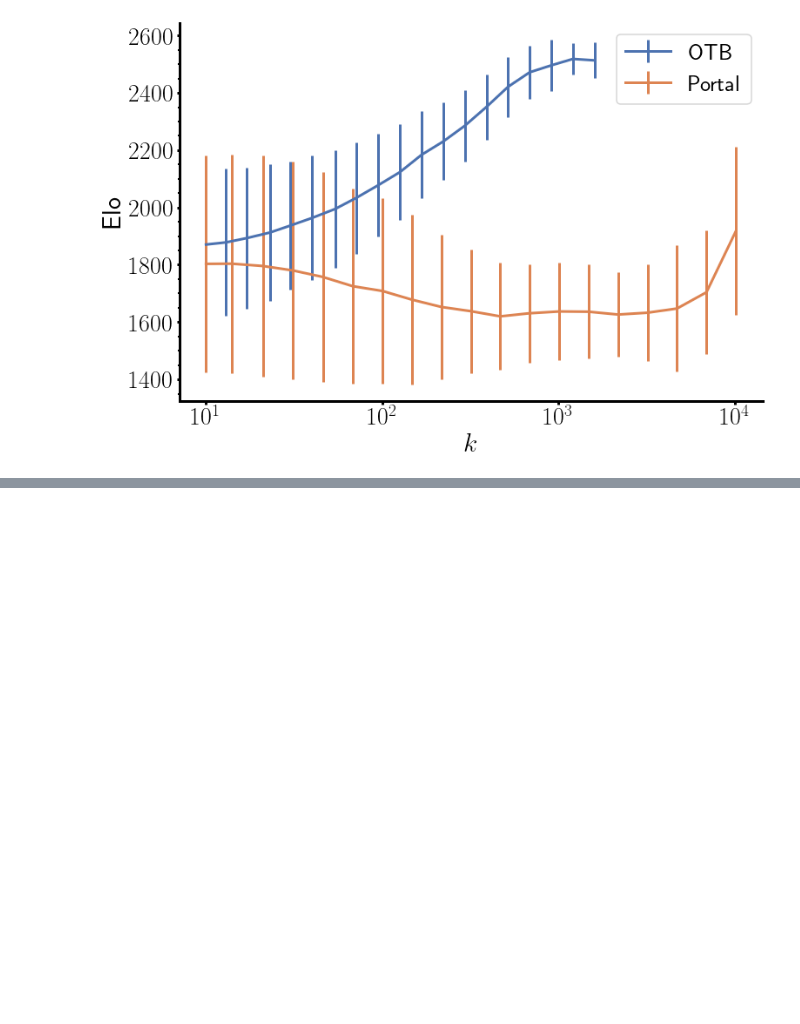
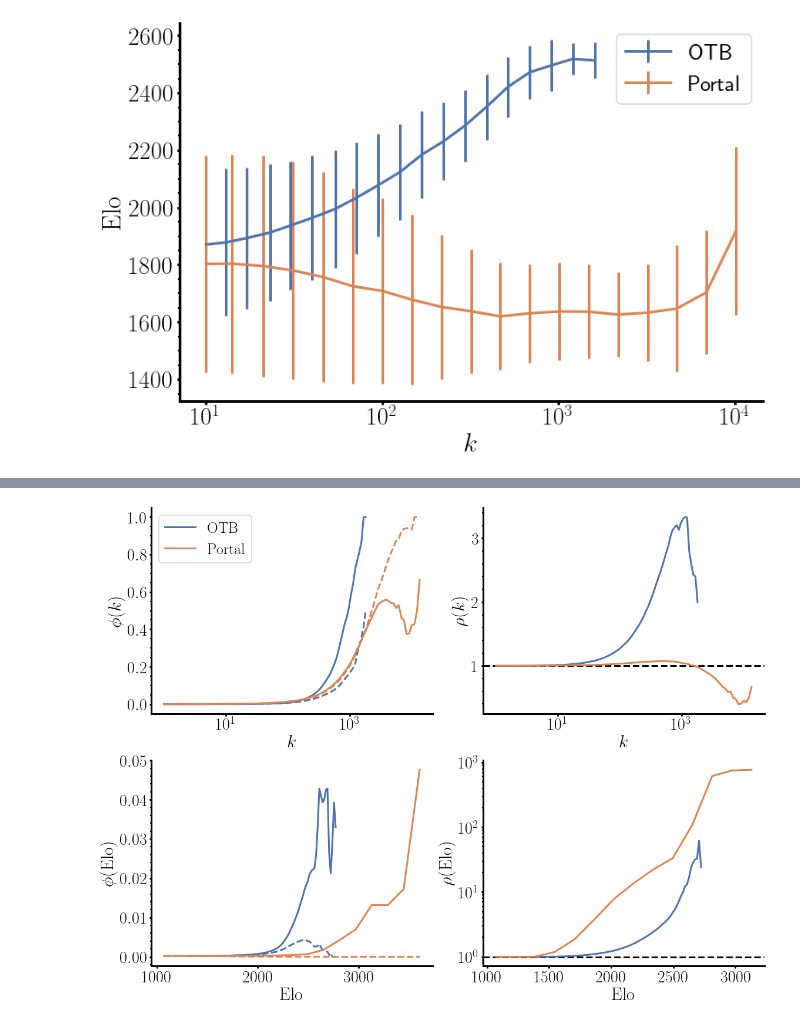
Before and after one commit to nahuelalmeira/chess, a Jupyter notebook: notebooks/figura4.ipynb, the cells around one changed output, grey strips where cells are left out. Saved outputs shown, nothing was run; the diff lists cells and outputs as text; code cells hidden in the pictures; blank space fills up the shorter version.

```diff
--- a/notebooks/figura4.ipynb
+++ b/notebooks/figura4.ipynb
@@ -41,0 +109,46 @@ plt.show()
+# %%
+ncols, nrows = 2, 2
+fig, axes = plt.subplots(figsize=(8*ncols, 6*nrows), ncols=ncols, nrows=nrows)
+
+for i, (name, df) in enumerate(rich_club_data.items()):
+    ax = axes[0,0]
+    ax.set_xlabel(r"$k$")
+    ax.set_ylabel(r"$\phi(k)$")
+    ax.set_xscale("log")
+    ax.plot(df.k, df.phi, label=database_latex[name], color=f"C{i}")
+    ax.plot(df.k, df.rand_phi,  color=f"C{i}", linestyle="--")
+    ax.legend()
+
+ax = axes[0,1]
+ax.set_xscale("log")
+ax.set_xlabel(r"$k$")
+ax.set_ylabel(r"$\rho(k)$")
+ax.axhline(1, color="k", linestyle="--")
+for name, df in rich_club_data.items():
+    ax.plot(df.k, df.rho, label=database_latex[name])
+
+
+for i, (name, df) in enumerate(rich_club_elo_data.items()):
+    ax = axes[1,0]
+    ax.set_xlabel(r"$\mathrm{Elo}$")
+    ax.set_ylabel(r"$\phi(\mathrm{Elo})$")
+    #ax.set_yscale("log")
+    df = df.dropna()
+    ax.plot(df.elo.values[:-1], df.phi.values[:-1], label=database_latex[name], color=f"C{i}")
+    ax.plot(df.elo.values[:-1], df.rand_phi.values[:-1],  color=f"C{i}", linestyle="--")
+
+
+
+ax = axes[1,1]
+ax.set_yscale("log")
+ax.set_xlabel(r"$\mathrm{Elo}$")
+ax.set_ylabel(r"$\rho(\mathrm{Elo})$")
+ax.axhline(1, color="k", linestyle="--")
+for name, df in rich_club_elo_data.items():
+    ax.plot(df.elo, df.rho)
+
+sns.despine()
+plt.tight_layout()
+plt.show()
+# %% [output]
+[figure, added]
```
Also changed, not shown: parts of 9 cells of this notebook, 5 other files.
